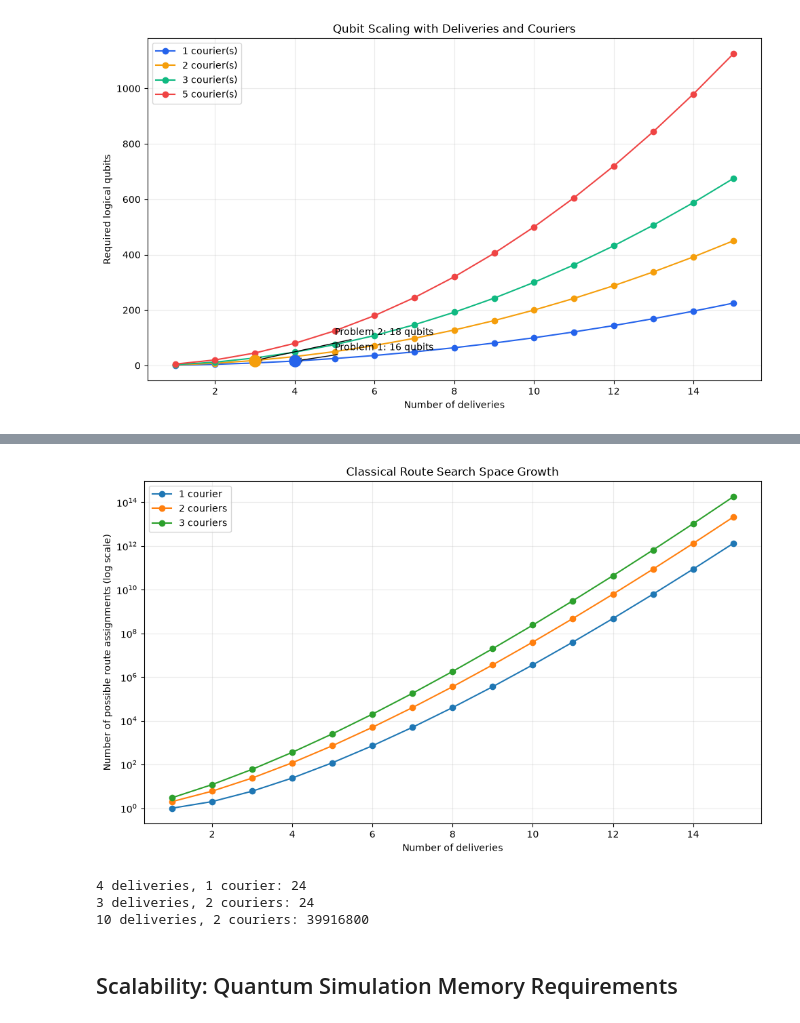
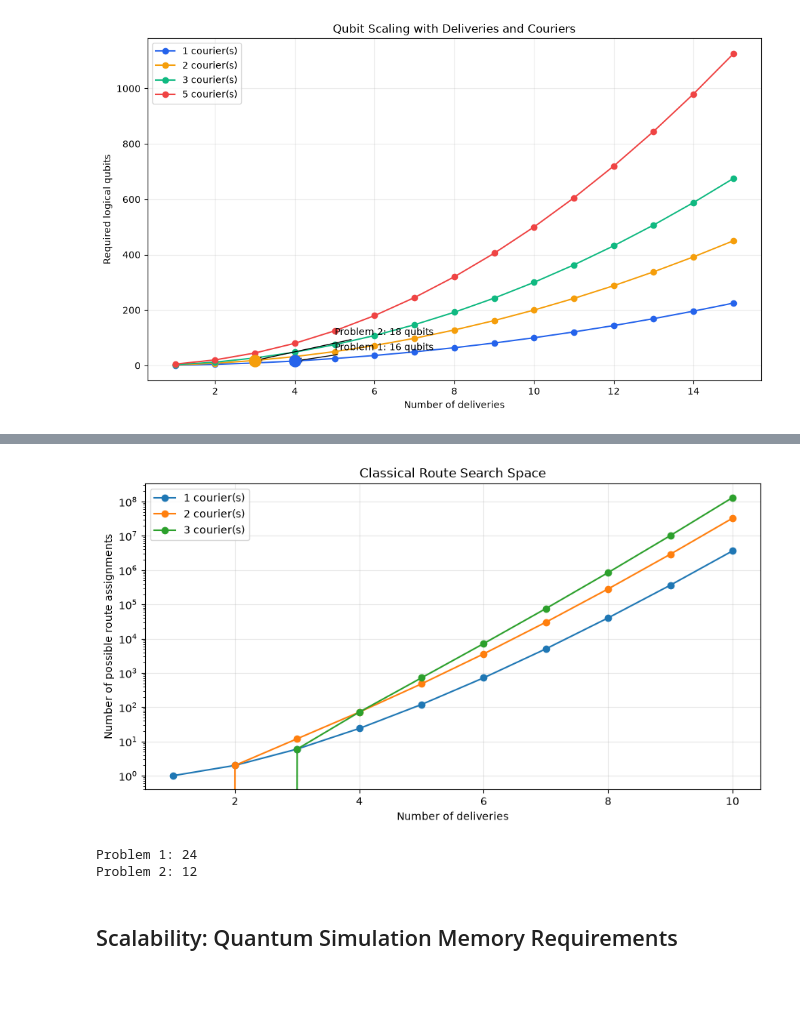
Before and after one commit to sisalik/qest-hack26-omniva, a Jupyter notebook: Eli_solution.ipynb, the cells around one changed output, grey strips where cells are left out. Cells and saved outputs as stored; diff of their text form; code cells hidden in the pictures; blank space fills up the shorter version.

```diff
--- a/Eli_solution.ipynb
+++ b/Eli_solution.ipynb
@@ -800,56 +816,47 @@ plt.show()
 # %%
 import math
-import numpy as np
 import matplotlib.pyplot as plt
 
-# Number of deliveries
-deliveries = np.arange(1, 16)
+def count_routes(n, k):
+    # Every courier must receive at least one delivery.
+    if k > n:
+        return 0
 
-# One courier: all possible delivery orders
-one_courier = [
-    math.factorial(int(n))
-    for n in deliveries
-]
+    return math.factorial(n) * math.comb(n - 1, k - 1)
 
-# Multiple labeled couriers:
-# each delivery is assigned to a courier and ordered within its route
-def count_route_assignments(n, couriers):
-    return math.factorial(n) * math.comb(n + couriers - 1, couriers - 1)
 
-two_couriers = [
-    count_route_assignments(int(n), 2)
-    for n in deliveries
-]
+deliveries = range(1, 11)
 
-three_couriers = [
-    count_route_assignments(int(n), 3)
-    for n in deliveries
-]
+plt.figure(figsize=(9, 5))
 
-fig, ax = plt.subplots(figsize=(10, 6))
+for couriers in [1, 2, 3]:
+    route_counts = [
+        count_routes(n, couriers)
+        for n in deliveries
+    ]
 
-ax.plot(deliveries, one_courier, marker="o", label="1 courier")
-ax.plot(deliveries, two_couriers, marker="o", label="2 couriers")
-ax.plot(deliveries, three_couriers, marker="o", label="3 couriers")
+    plt.plot(
+        list(deliveries),
+        route_counts,
+        marker="o",
+        label=f"{couriers} courier(s)"
+    )
 
-ax.set_yscale("log")
-ax.set_xlabel("Number of deliveries")
-ax.set_ylabel("Number of possible route assignments (log scale)")
-ax.set_title("Classical Route Search Space Growth")
-ax.legend()
-ax.grid(alpha=0.25)
-
+plt.yscale("log")
+plt.xlabel("Number of deliveries")
+plt.ylabel("Number of possible route assignments")
+plt.title("Classical Route Search Space")
+plt.legend()
+plt.grid(True, alpha=0.3)
 plt.tight_layout()
 plt.show()
 
-print("4 deliveries, 1 courier:", count_route_assignments(4, 1))
-print("3 deliveries, 2 couriers:", count_route_assignments(3, 2))
-print("10 deliveries, 2 couriers:", count_route_assignments(10, 2))
+print("Problem 1:", count_routes(4, 1))  # 24
+print("Problem 2:", count_routes(3, 2))  # 12
 # %% [output]
-[figure, old version]
+[figure, new version]
-4 deliveries, 1 courier: 24
-3 deliveries, 2 couriers: 24
-10 deliveries, 2 couriers: 39916800
+Problem 1: 24
+Problem 2: 12
 # %% [markdown]
 ## Scalability: Quantum Simulation Memory Requirements
 # %%
```
Also changed, not shown: parts of 1 cell of this notebook, 1 other file.
